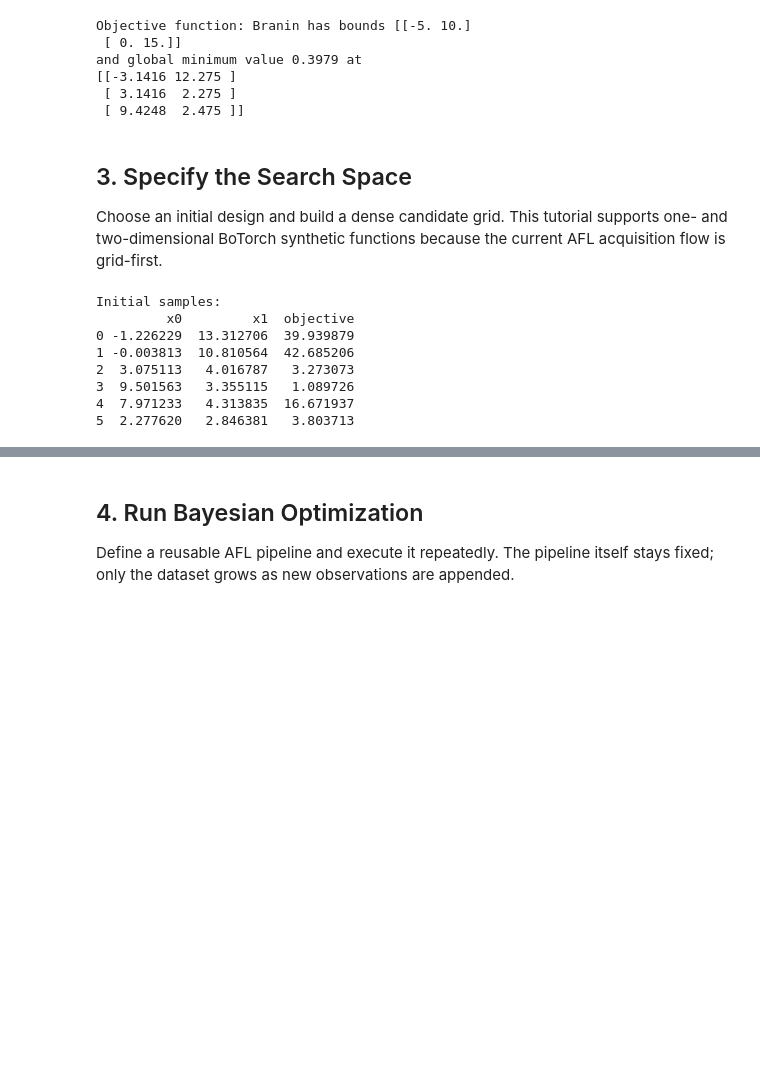
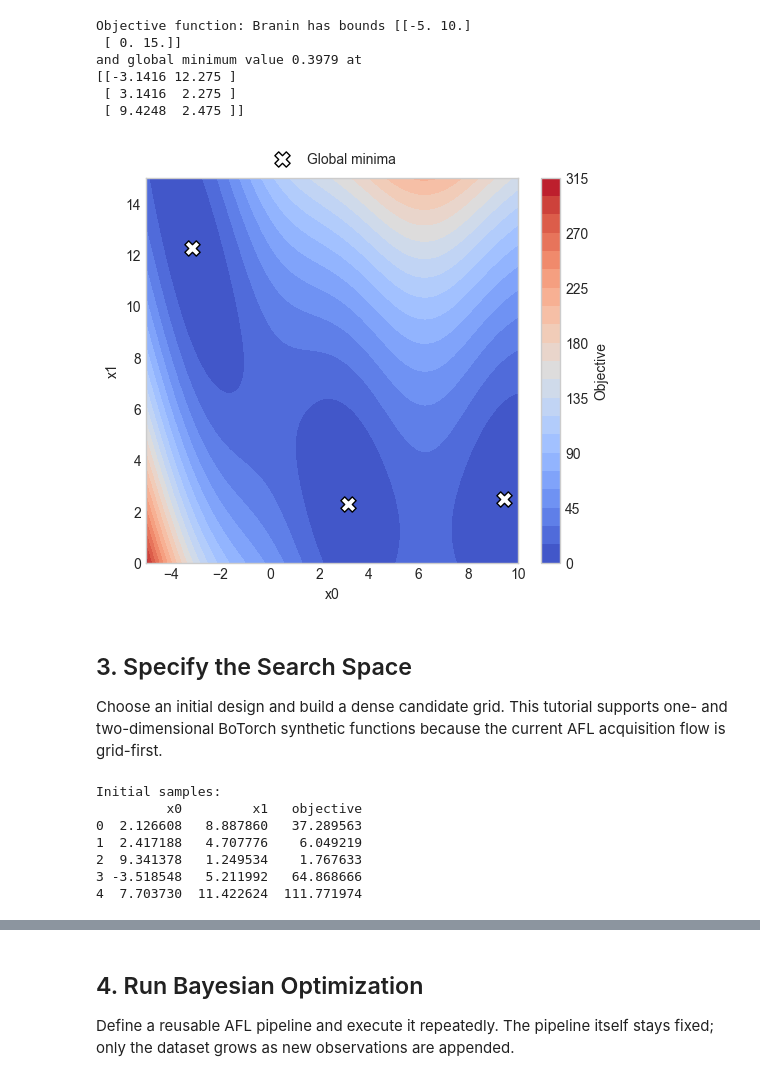
Before and after one commit to usnistgov/AFL-agent, a Jupyter notebook: docs/source/tutorials/bayesopt.ipynb, the cells around one changed output, grey strips where cells are left out. Saved outputs shown, nothing was run; the diff lists cells and outputs as text; code cells hidden in the pictures; blank space fills up the shorter version.

```diff
--- a/docs/source/tutorials/bayesopt.ipynb
+++ b/docs/source/tutorials/bayesopt.ipynb
@@ -91,15 +95,44 @@ and global minimum value 0.3979 at
 [[-3.1416 12.275 ]
  [ 3.1416  2.275 ]
  [ 9.4248  2.475 ]]
+# %%
+z_true = evaluate_objective(candidate_grid).reshape(mesh_0.shape)
+global_minima = test_function.optimizers.cpu().numpy()
+
+fig, ax = plt.subplots(figsize=(6, 5))
+
+contour = ax.contourf(
+    mesh_0,
+    mesh_1,
+    z_true,
+    levels=20,
+    cmap="coolwarm",
+)
+
+ax.scatter(
+    global_minima[:, 0],
+    global_minima[:, 1],
+    c="white",
+    edgecolors="black",
+    marker="X",
+    s=120,
+    label="Global minima",
+)
+
+ax.set_xlabel("x0")
+ax.set_ylabel("x1")
+ax.legend(loc="upper center", ncol=2, bbox_to_anchor=(0.5, 1.10))
+
+fig.colorbar(contour, ax=ax, label="Objective")
+plt.show()
+# %% [output]
+[figure, added]
 # %% [markdown]
 ## 3. Specify the Search Space
 
 Choose an initial design and build a dense candidate grid. This tutorial supports one- and two-dimensional BoTorch synthetic functions because the current AFL acquisition flow is grid-first.
 # %%
 from botorch.utils.sampling import draw_sobol_samples
-
-n_initial = 6
-n_iterations = 12
 
 if dimension > 2:
     raise ValueError(
@@ -110,7 +143,7 @@ component_names = [f"x{i}" for i in range(dimension)]
 
 sobol_bounds = __import__("torch").as_tensor(bounds.T, dtype=__import__("torch").double)
 initial_x = (
-    draw_sobol_samples(bounds=sobol_bounds, n=1, q=n_initial)
+    draw_sobol_samples(bounds=sobol_bounds, n=1, q=N_INITIAL, seed=0)
     .squeeze(0)
     .detach()
     .cpu()
@@ -121,13 +154,12 @@ initial_y = evaluate_objective(initial_x)
 print(f"Initial samples:\n{pd.DataFrame(initial_x, columns=component_names).assign(objective=initial_y)}")
 # %% [output]
 Initial samples:
-         x0         x1  objective
-0 -1.226229  13.312706  39.939879
-1 -0.003813  10.810564  42.685206
-2  3.075113   4.016787   3.273073
-3  9.501563   3.355115   1.089726
-4  7.971233   4.313835  16.671937
-5  2.277620   2.846381   3.803713
+         x0         x1   objective
+0  2.126608   8.887860   37.289563
+1  2.417188   4.707776    6.049219
+2  9.341378   1.249534    1.767633
+3 -3.518548   5.211992   64.868666
+4  7.703730  11.422624  111.771974
 # %%
 component_names = [f"x{i}" for i in range(dimension)]
 
```
Also changed, not shown: parts of 9 cells of this notebook, 7 other files.
